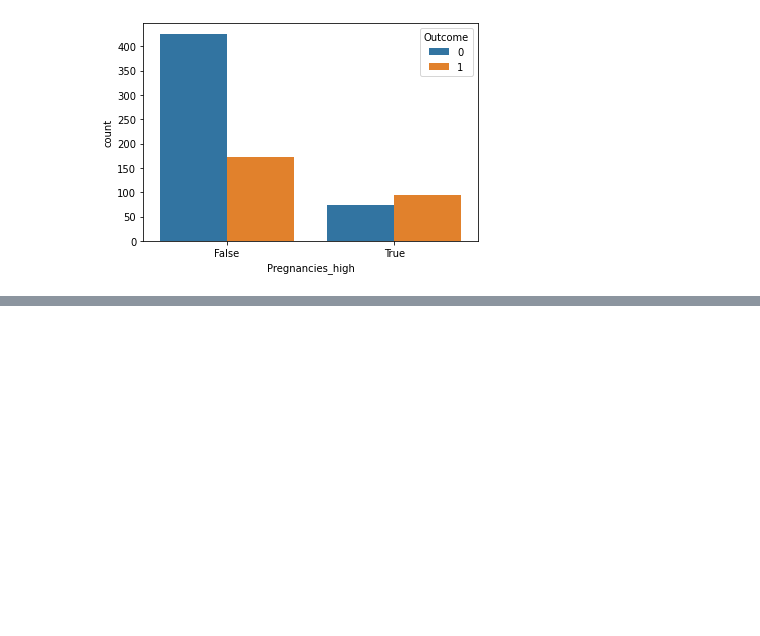
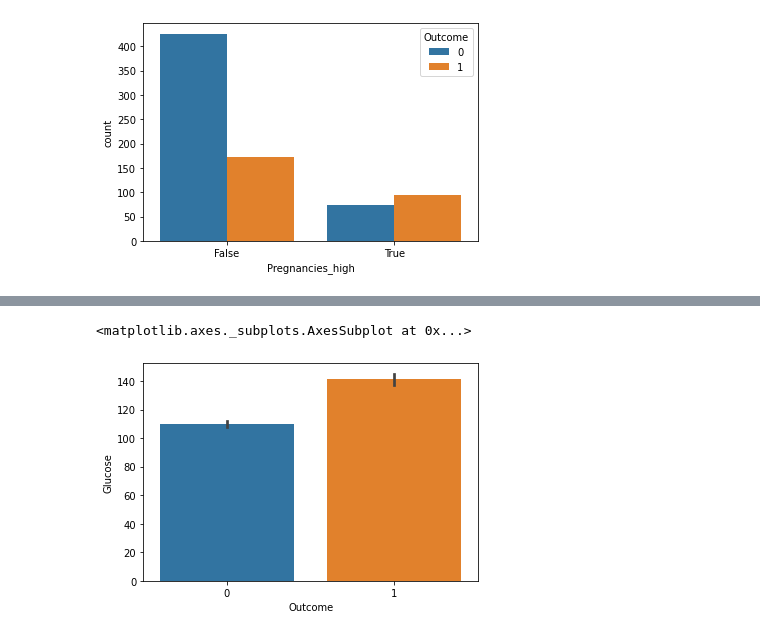
Before and after one commit to jang3463/scikit-learn-practice, a Jupyter notebook: EDA를 통해 데이터 탐색하기.ipynb, the cells around one changed output, grey strips where cells are left out. Cells and saved outputs as stored; diff of their text form; code cells hidden in the pictures; blank space fills up the shorter version.

```diff
--- a/EDA를 통해 데이터 탐색하기.ipynb
+++ b/EDA를 통해 데이터 탐색하기.ipynb
@@ -217,0 +228,6 @@ sns.countplot(data=df,x='Pregnancies_high',hue='Outcome')
+# %%
+# 당뇨병 발병에 따른 포도당(glucose) 수치를 비교합니다.
+sns.barplot(data=df,x='Outcome',y='Glucose')
+# %% [output]
+<matplotlib.axes._subplots.AxesSubplot at 0x...>
+[figure, added]
```
Also changed, not shown: parts of 41 cells of this notebook.
